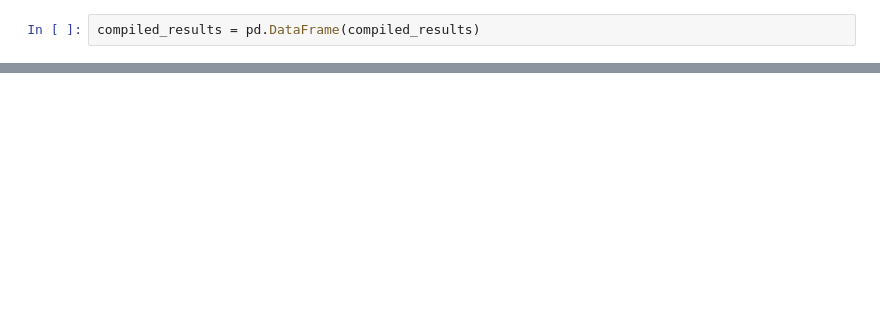
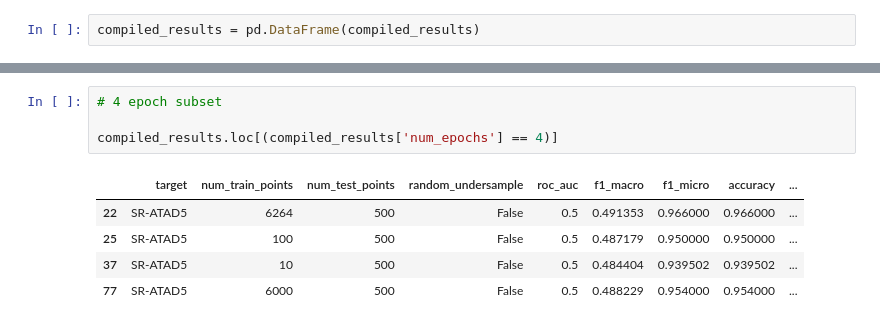
Before and after one commit to kjappelbaum/gptchem, a Jupyter notebook: experiments/03_classification/tox21/explore_results.ipynb, the cells around one changed output, grey strips where cells are left out. Saved outputs shown, nothing was run; the diff lists cells and outputs as text; blank space fills up the shorter version.

```diff
--- a/experiments/03_classification/tox21/explore_results.ipynb
+++ b/experiments/03_classification/tox21/explore_results.ipynb
@@ -54,0 +85,10 @@ compiled_results.groupby(['target', 'num_epochs', 'num_train_points', 'random_un
+# %%
+# 4 epoch subset
+
+compiled_results.loc[(compiled_results['num_epochs'] == 4)]
+# %% [output]
+|  | target | num_train_points | num_test_points | random_undersample | roc_auc | f1_macro | f1_micro | accuracy | ... |
+| 22 | SR-ATAD5 | 6264 | 500 | False | 0.5 | 0.491353 | 0.966000 | 0.966000 | ... |
+| 25 | SR-ATAD5 | 100 | 500 | False | 0.5 | 0.487179 | 0.950000 | 0.950000 | ... |
+| 37 | SR-ATAD5 | 10 | 500 | False | 0.5 | 0.484404 | 0.939502 | 0.939502 | ... |
+| 77 | SR-ATAD5 | 6000 | 500 | False | 0.5 | 0.488229 | 0.954000 | 0.954000 | ... |
```
Also changed, not shown: parts of 4 cells of this notebook, 20 other files.
